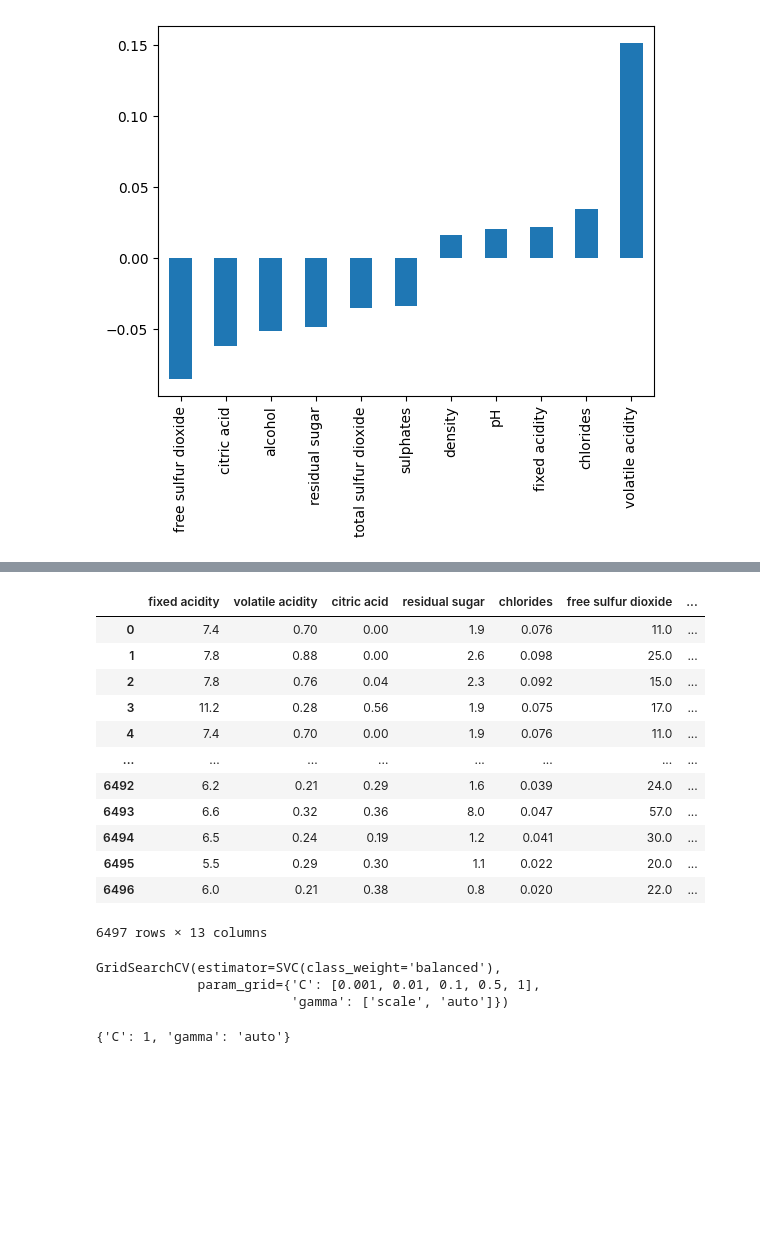
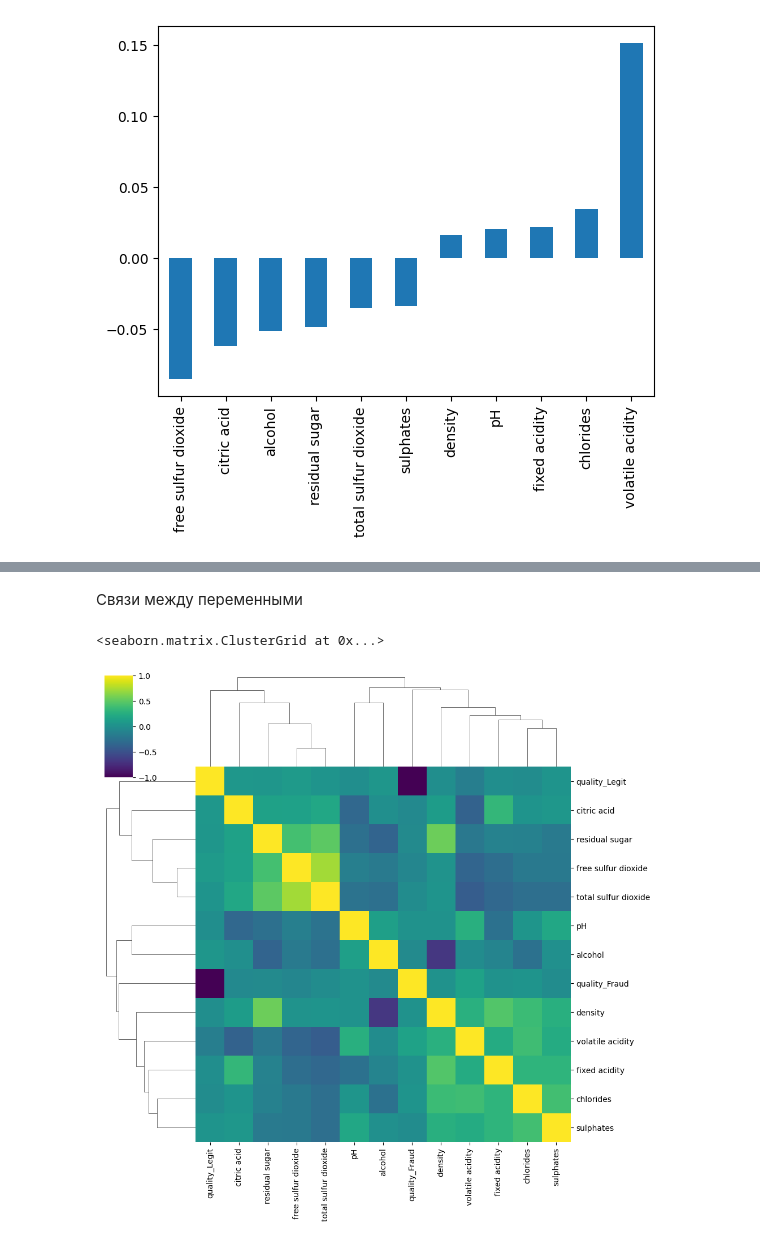
Before and after one commit to AlexTmbMifi/ML_basic, a Jupyter notebook: SVM/Project_SVM.ipynb, the cells around one changed output, grey strips where cells are left out. Cells and saved outputs as stored; diff of their text form; code cells hidden in the pictures; blank space fills up the shorter version.

```diff
--- a/SVM/Project_SVM.ipynb
+++ b/SVM/Project_SVM.ipynb
@@ -127,17 +96,0 @@ df
-# %%
-df['type'] = pd.get_dummies(data=df['type'], dtype=int, drop_first=True)
-df
-# %% [output]
-|  | fixed acidity | volatile acidity | citric acid | residual sugar | chlorides | free sulfur dioxide | ... |
-| 0 | 7.4 | 0.70 | 0.00 | 1.9 | 0.076 | 11.0 | ... |
-| 1 | 7.8 | 0.88 | 0.00 | 2.6 | 0.098 | 25.0 | ... |
-| 2 | 7.8 | 0.76 | 0.04 | 2.3 | 0.092 | 15.0 | ... |
-| 3 | 11.2 | 0.28 | 0.56 | 1.9 | 0.075 | 17.0 | ... |
-| 4 | 7.4 | 0.70 | 0.00 | 1.9 | 0.076 | 11.0 | ... |
-| ... | ... | ... | ... | ... | ... | ... | ... |
-| 6492 | 6.2 | 0.21 | 0.29 | 1.6 | 0.039 | 24.0 | ... |
-| 6493 | 6.6 | 0.32 | 0.36 | 8.0 | 0.047 | 57.0 | ... |
-| 6494 | 6.5 | 0.24 | 0.19 | 1.2 | 0.041 | 30.0 | ... |
-| 6495 | 5.5 | 0.29 | 0.30 | 1.1 | 0.022 | 20.0 | ... |
-| 6496 | 6.0 | 0.21 | 0.38 | 0.8 | 0.020 | 22.0 | ... |
-6497 rows × 13 columns
@@ -164,10 +97,7 @@ grid = GridSearchCV(svc,param_grid)
-# %%
-grid.fit(scaled_X_train,y_train)
-# %% [output]
-GridSearchCV(estimator=SVC(class_weight='balanced'),
-             param_grid={'C': [0.001, 0.01, 0.1, 0.5, 1],
-                         'gamma': ['scale', 'auto']})
-# %%
-grid.best_params_
-# %% [output]
-{'C': 1, 'gamma': 'auto'}
+# %% [markdown]
+Связи между переменными
+# %%
+sns.clustermap(df3.corr(),cmap='viridis')
+# %% [output]
+<seaborn.matrix.ClusterGrid at 0x...>
+[figure, added]
```
Also changed, not shown: parts of 39 cells of this notebook.
